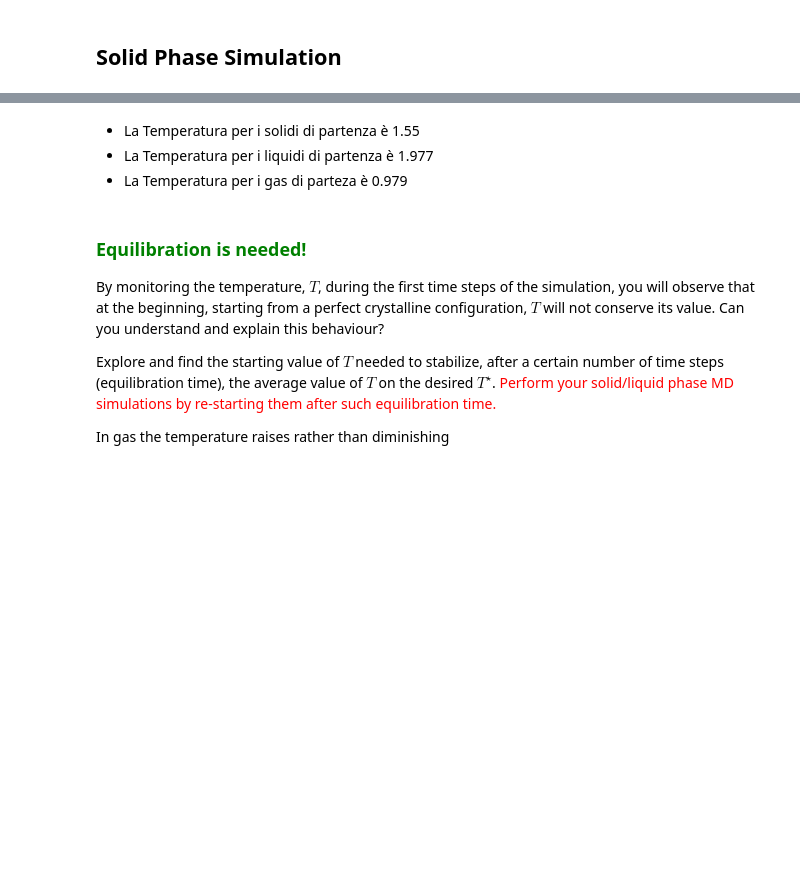
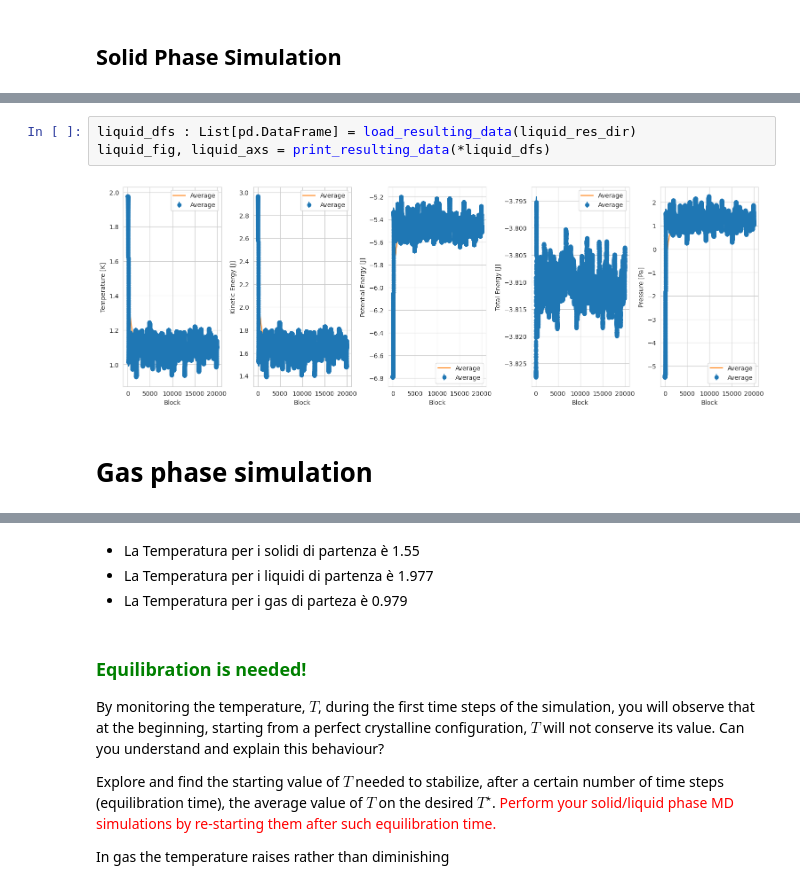
Before and after one commit to RandDouble/SimulazioneNumerica, a Jupyter notebook: LSN_Exercises_04.ipynb, the cells around one changed output, grey strips where cells are left out. Drawn from its saved outputs; the diff is of its cells as text; blank space fills up the shorter version.

```diff
--- a/LSN_Exercises_04.ipynb
+++ b/LSN_Exercises_04.ipynb
@@ -71,0 +175,7 @@ plt.axhline(1.2, linestyle='--', color='red')
+# %%
+liquid_dfs : List[pd.DataFrame] = load_resulting_data(liquid_res_dir)
+liquid_fig, liquid_axs = print_resulting_data(*liquid_dfs)
+# %% [output]
+[figure, added]
+# %% [markdown]
+# Gas phase simulation
```
Also changed, not shown: parts of 15 cells of this notebook, 9 other files.
